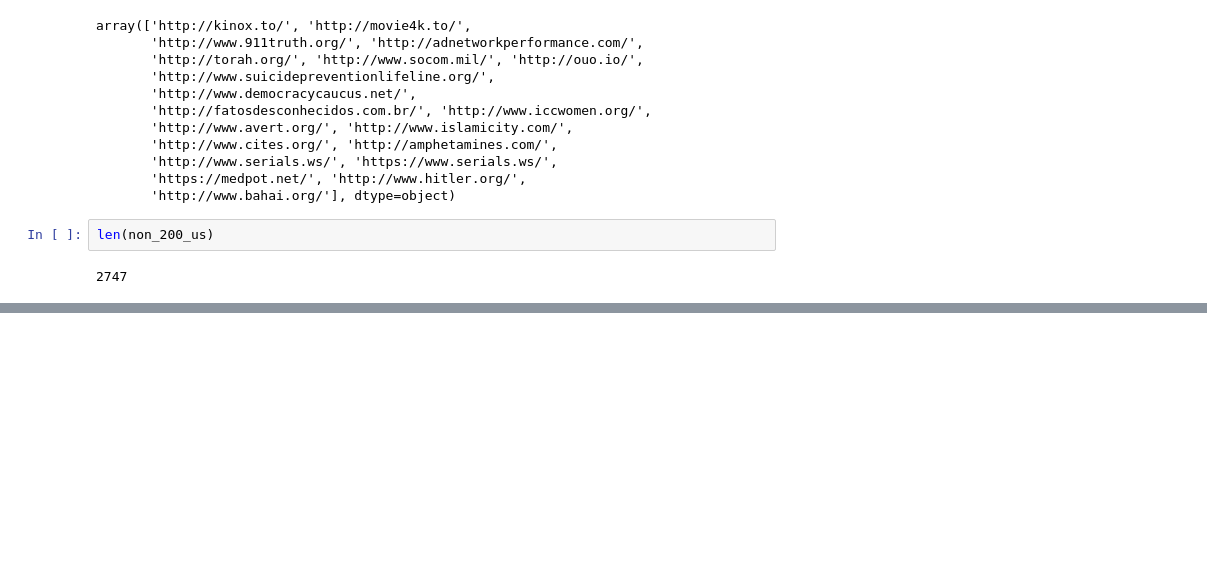
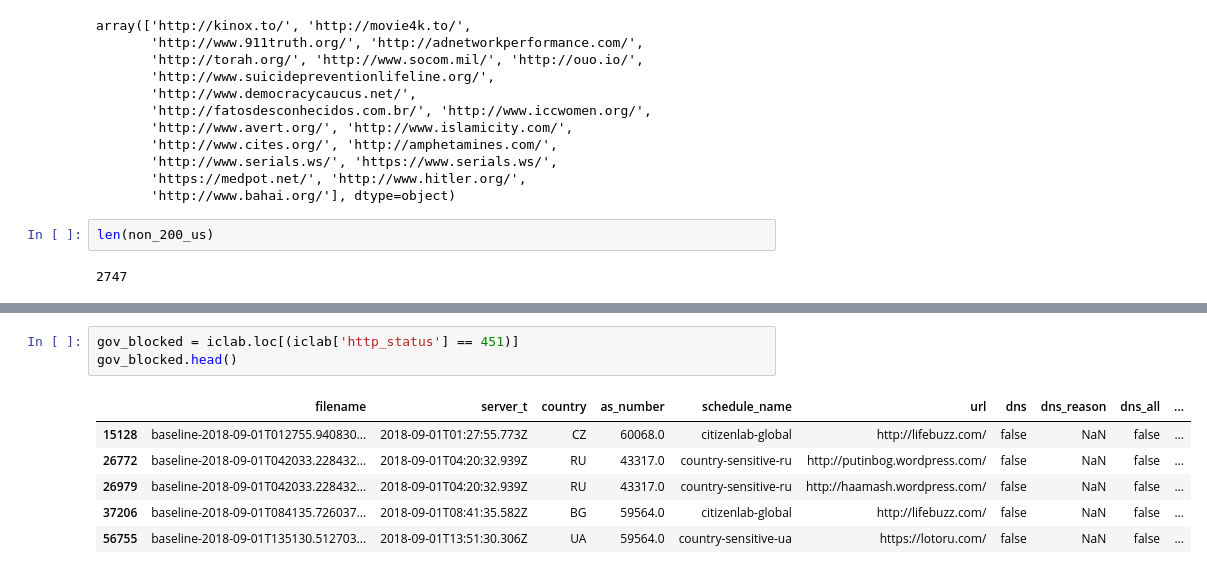
Before and after one commit to lilybhattacharjee5/polisci-vis, a Jupyter notebook: notebooks/iclab-data-files.ipynb, the cells around one changed output, grey strips where cells are left out. Drawn from its saved outputs; the diff is of its cells as text; blank space fills up the shorter version.

Commit message:
updates to iclab exploration -- looking for a consistent measure of censorship

```diff
--- a/notebooks/iclab-data-files.ipynb
+++ b/notebooks/iclab-data-files.ipynb
@@ -307,0 +325,10 @@ len(non_200_us)
+# %%
+gov_blocked = iclab.loc[(iclab['http_status'] == 451)]
+gov_blocked.head()
+# %% [output]
+|  | filename | server_t | country | as_number | schedule_name | url | dns | dns_reason | dns_all | ... |
+| 15128 | baseline-2018-09-01T012755.940830... | 2018-09-01T01:27:55.773Z | CZ | 60068.0 | citizenlab-global | http://lifebuzz.com/ | false | NaN | false | ... |
+| 26772 | baseline-2018-09-01T042033.228432... | 2018-09-01T04:20:32.939Z | RU | 43317.0 | country-sensitive-ru | http://putinbog.wordpress.com/ | false | NaN | false | ... |
+| 26979 | baseline-2018-09-01T042033.228432... | 2018-09-01T04:20:32.939Z | RU | 43317.0 | country-sensitive-ru | http://haamash.wordpress.com/ | false | NaN | false | ... |
+| 37206 | baseline-2018-09-01T084135.726037... | 2018-09-01T08:41:35.582Z | BG | 59564.0 | citizenlab-global | http://lifebuzz.com/ | false | NaN | false | ... |
+| 56755 | baseline-2018-09-01T135130.512703... | 2018-09-01T13:51:30.306Z | UA | 59564.0 | country-sensitive-ua | https://lotoru.com/ | false | NaN | false | ... |
```
Also changed, not shown: parts of 9 cells of this notebook.
